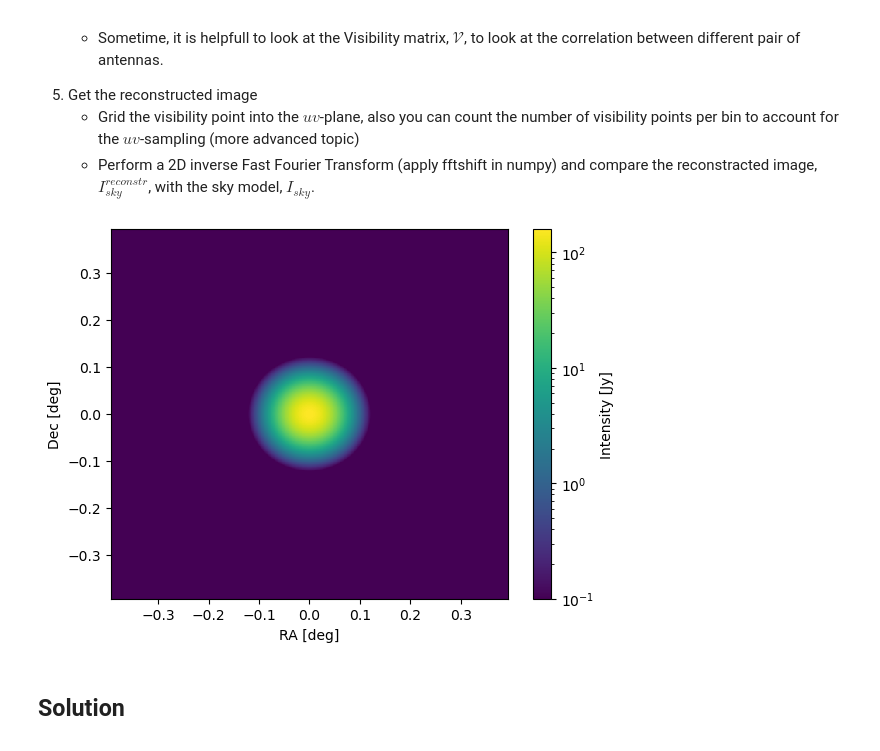
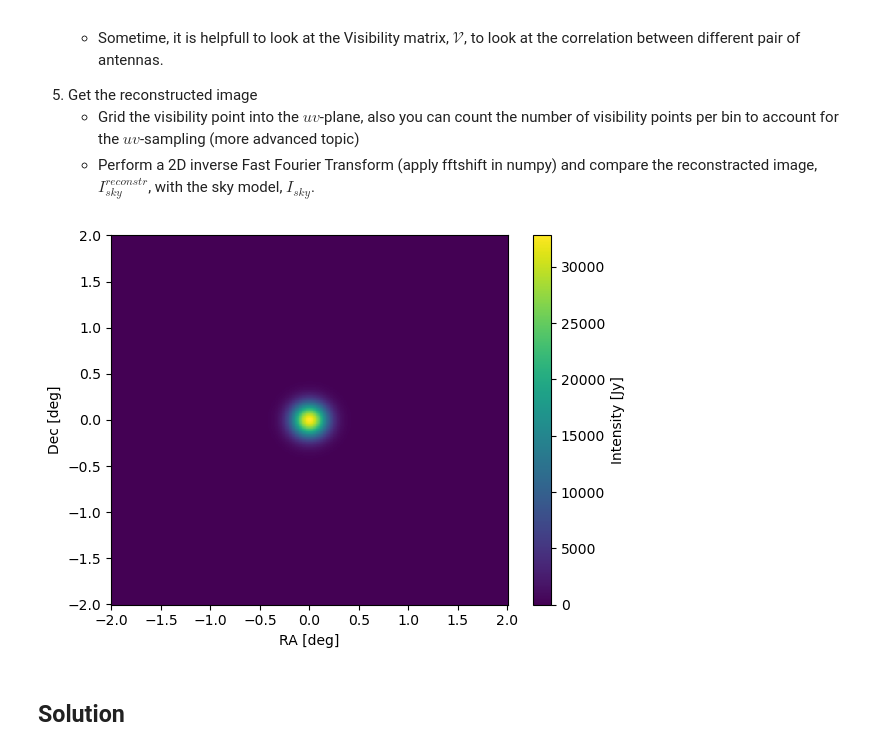
Before and after one commit to anawas/tutorial_interferometry, a Jupyter notebook: 5_more_interferometry.ipynb, the cells around one changed output. Saved outputs shown, nothing was run; the diff lists cells and outputs as text; code cells hidden in the pictures.

```diff
--- a/5_more_interferometry.ipynb
+++ b/5_more_interferometry.ipynb
@@ -47,36 +47,36 @@ Similarly, for each pair of antennas we want to define the projection of their b
 # %%
 # define a 2D gaussian function
 def gaussian_2d(x, y, mean, cov):
     """ a simple 2D gaussian distribution """
     x_diff = x - mean[0]
     y_diff = y - mean[1]
     inv_cov = np.linalg.inv(cov)
     exponent = -0.5 * (x_diff**2 * inv_cov[0, 0] + y_diff**2 * inv_cov[1, 1] + 2 * x_diff * y_diff * inv_cov[0, 1])
     prefactor = 1 / (2 * np.pi * np.sqrt(np.linalg.det(cov)))
     return prefactor * np.exp(exponent)
 
 # define some mock distance in the lmn-coordinates
-SIZE = 512
-dist = np.linspace(-np.pi/8, np.pi/8, SIZE)
-
-# Define parameters
-mu = np.array([0, 0])  # Mean
-sigma = np.array([[0.001, 0], [0, 0.001]])  # Covariance matrix
+SKY_SIZE = 512
+dist = np.linspace(-2.*u.deg, 2.*u.deg, SKY_SIZE).to('rad').value
 
 # Create a grid of points (we ignore third dimension, i.e. n-axis)
 l_coord, m_coord = np.meshgrid(dist, dist)
 lmn_coord = np.dstack((l_coord, m_coord)).reshape(-1, 2)
 
-# Calculate the probability density function (PDF) of the Gaussian distribution at each point
+# Define parameters for the 2D Gaussian source
+mu = np.array([0, 0])  # Mean
+sigma = np.array([[(1*u.arcsec).to('rad').value, 0], [0, (1*u.arcsec).to('rad').value]])  # Covariance matrix
+
+# Get the sky model
 I_sky = gaussian_2d(x=l_coord, y=m_coord, mean=mu, cov=sigma)
 
 # Plot the 2D Gaussian distribution
-plt.pcolormesh(l_coord, m_coord, I_sky, norm=LogNorm(vmin=1e-1), cmap='viridis')
+plt.pcolormesh(np.rad2deg(l_coord*u.rad).value, np.rad2deg(m_coord*u.rad).value, I_sky, cmap='viridis')
 plt.ylabel('Dec [deg]'), plt.xlabel('RA [deg]')
 plt.colorbar(label='Intensity [Jy]')
 plt.show()
 # %% [output]
-[figure, old version]
+[figure, new version]
 # %% [markdown]
 ## Solution
 # %%
```
Also changed, not shown: parts of 16 cells of this notebook, 2 other files.
